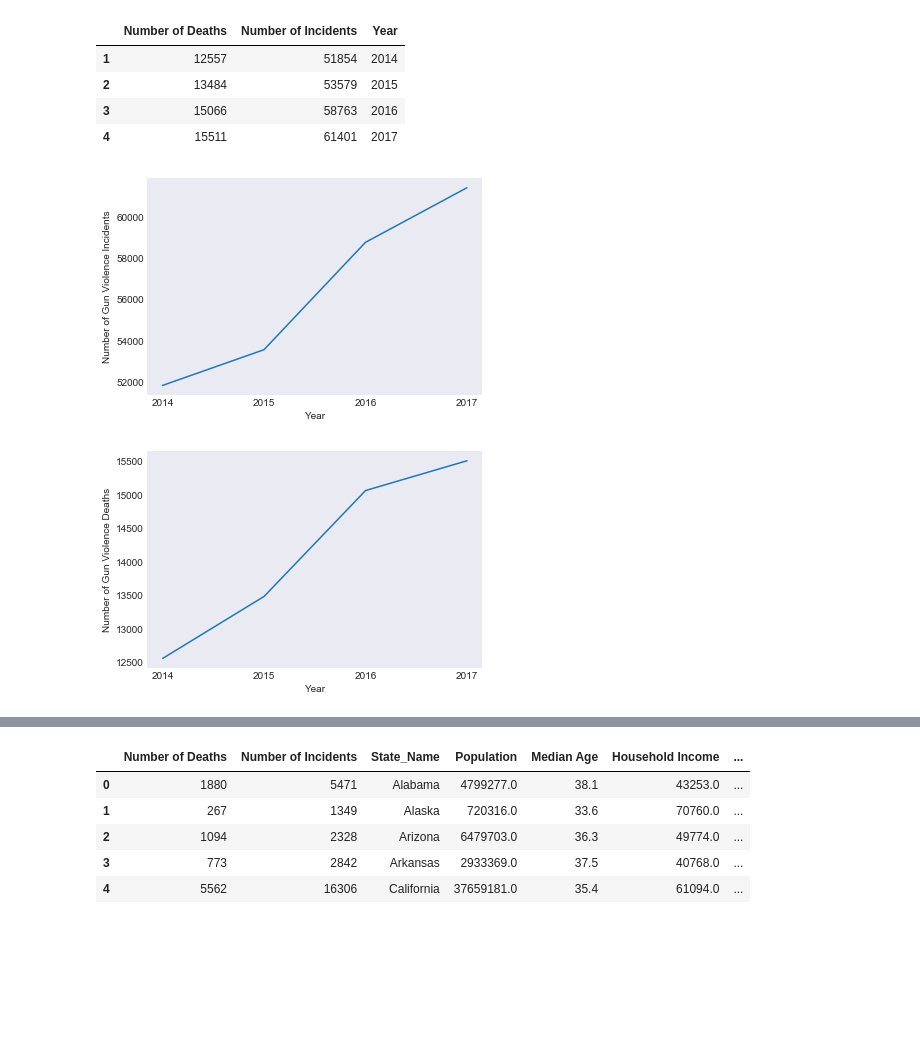
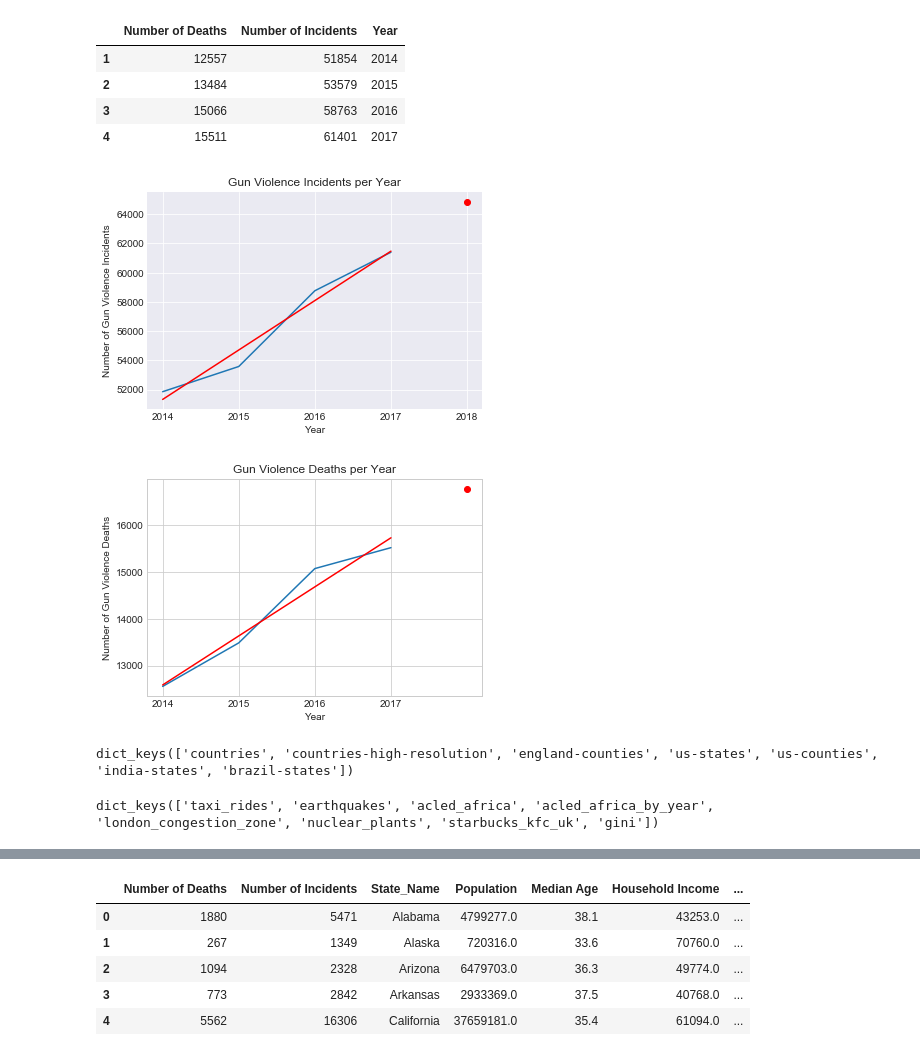
Before and after one commit to summergernon/gun_violence_analysis, a Jupyter notebook: Project_1_SG.ipynb, the cells around one changed output, grey strips where cells are left out. Drawn from its saved outputs; the diff is of its cells as text; code cells hidden in the pictures; blank space fills up the shorter version.

```diff
--- a/Project_1_SG.ipynb
+++ b/Project_1_SG.ipynb
@@ -187,20 +174,38 @@ only_few_years
 # %%
 # Create a line plot for number of incidents by year
 x_axis = only_few_years["Year"]
 y_axis_incidents = only_few_years["Number of Incidents"]
 
 
 # Format the graph
-plt.xticks(np.arange(min(x_axis), max(x_axis)+1, 1.0))
+plt.xticks(np.arange(min(x_axis), max(x_axis)+2, 1.0))
 plt.xlabel("Year")
 plt.ylabel("Number of Gun Violence Incidents")
+plt.title("Gun Violence Incidents per Year")
 plt.plot(x_axis, y_axis_incidents)
-#sns.despine()
-sns.set_style("dark")
+
+# New x to include 2018
+new_x = ["2014", "2015", "2016", "2017", "2018"]
+
+# Use regression line to predict the number of incidents in 2018
+(slope, intercept, _, _, _) = linregress(x_axis, y_axis_incidents)
+fit = slope * x_axis + intercept
+
+# 2018
+x = 2018
+y = slope * x + intercept
+plt.plot(x, y, 'red', marker = 'o')
+
+plt.plot(x_axis, fit, 'r')
+plt.grid(True)
+
+sns.set_style("whitegrid")
+plt.savefig("GunIncidentsperYear.png")
 # %% [output]
-[figure, old version]
+[figure, new version]
 # %%
 # Create a line plot for deaths by year
+# Include 2018 in
 x_axis = only_few_years["Year"]
 y_axis_deaths = only_few_years["Number of Deaths"]
 
@@ -208,7 +213,26 @@ y_axis_deaths = only_few_years["Number of Deaths"]
 plt.xticks(np.arange(min(x_axis), max(x_axis) + 1, 1.0))
 plt.xlabel("Year")
 plt.ylabel("Number of Gun Violence Deaths")
+plt.title("Gun Violence Deaths per Year")
 plt.plot(x_axis, y_axis_deaths)
-sns.set_style("dark")
+sns.set_style("whitegrid")
+
+# Use regression line to predict the number of incidents in 2018
+# x_axis that includes 2018
+# We can extrapolate our current 2018 data
+(slope, intercept, _, _, _) = linregress(x_axis, y_axis_deaths)
+fit = slope * x_axis + intercept
+plt.plot(x_axis, fit, 'r')
+
+# 2018
+x = 2018
+y = slope * x + intercept
+plt.plot(x, y, 'red', marker = 'o')
+
+# Show Graph
+plt.grid(True)
+
+# Save
+plt.savefig("GunViolenceDeathsperYear.png")
 # %% [output]
-[figure, old version]
+[figure, new version]
@@ -218,3 +239,11 @@ sns.set_style("dark")
+# %%
+gmaps.geojson_geometries.list_geometries()
+# %% [output]
+dict_keys(['countries', 'countries-high-resolution', 'england-counties', 'us-states', 'us-counties', 'india-states', 'brazil-states'])
+# %%
+gmaps.datasets.list_datasets()
+# %% [output]
+dict_keys(['taxi_rides', 'earthquakes', 'acled_africa', 'acled_africa_by_year', 'london_congestion_zone', 'nuclear_plants', 'starbucks_kfc_uk', 'gini'])
 # %%
 # Run Census Search to retrieve data on all states
 # Note the addition of "B23025_005E" for unemployment count
```
Also changed, not shown: parts of 97 cells of this notebook.
